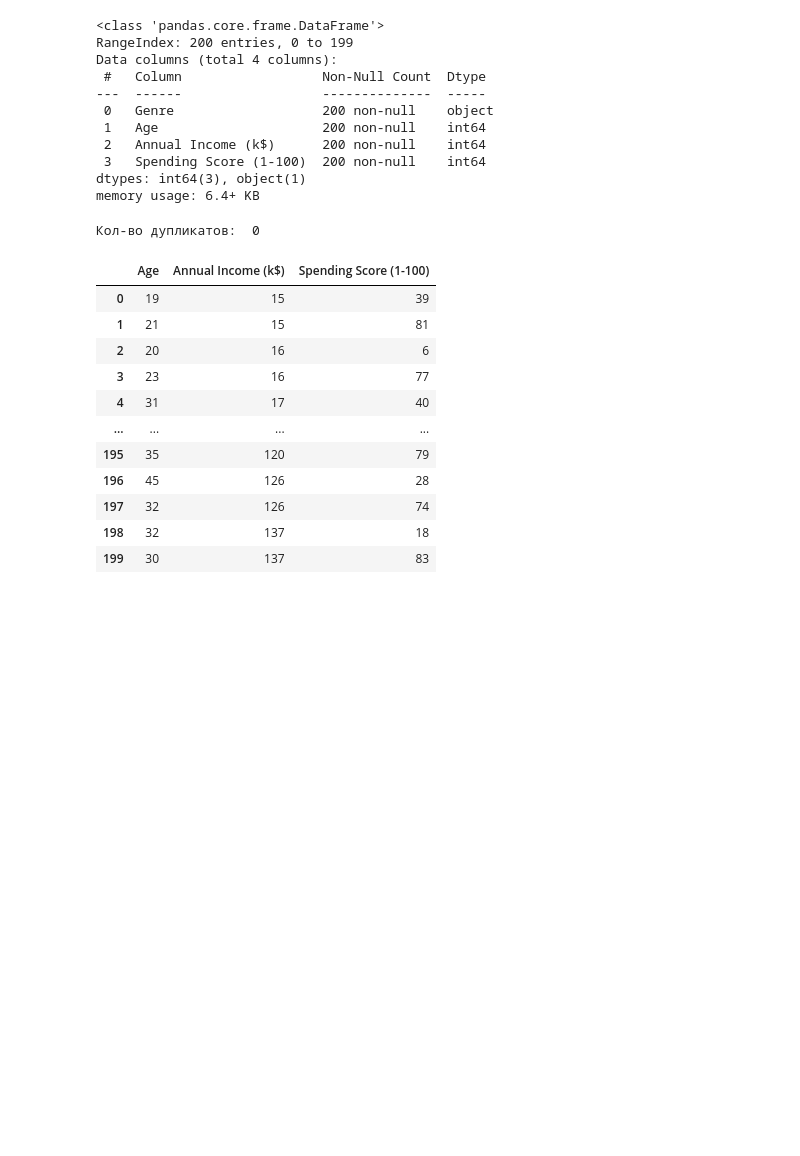
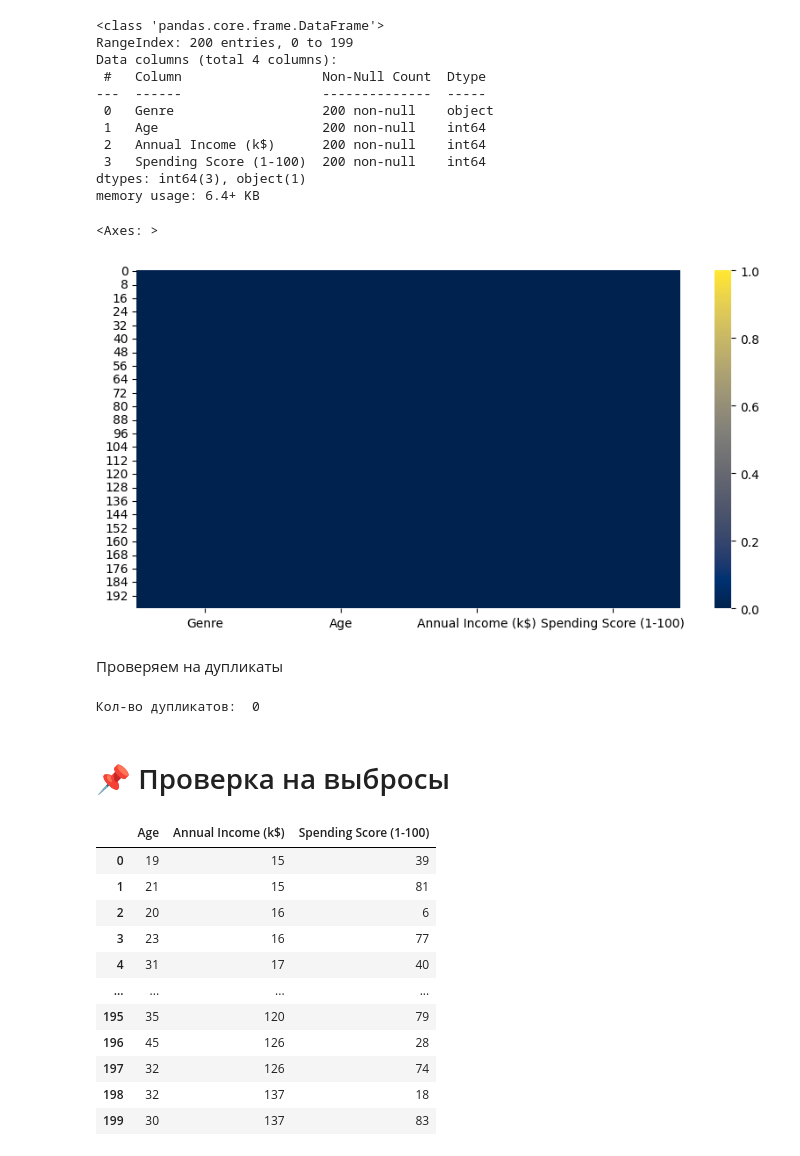
Before and after one commit to Maksonchiks/mesto, a Jupyter notebook: clust.ipynb, the cells around one changed output. Saved outputs shown, nothing was run; the diff lists cells and outputs as text; code cells hidden in the pictures; blank space fills up the shorter version.

```diff
--- a/clust.ipynb
+++ b/clust.ipynb
@@ -39,11 +46,21 @@ Data columns (total 4 columns):
  3   Spending Score (1-100)  200 non-null    int64
 dtypes: int64(3), object(1)
 memory usage: 6.4+ KB
+# %%
+plt.figure(figsize=(10,5))
+sns.heatmap(df.isnull(), vmin=0.0, vmax=1.0, cmap='cividis')
+# %% [output]
+<Axes: >
+[figure, added]
+# %% [markdown]
+Проверяем на дупликаты
 # %%
 duplecates = df.duplicated().sum()
 print("Кол-во дупликатов: ",duplecates)
 # %% [output]
 Кол-во дупликатов:  0
+# %% [markdown]
+# 📌 Проверка на выбросы
 # %%
 df_setect_out=df[['Age','Annual Income (k$)','Spending Score (1-100)']]
 df_setect_out
```
Also changed, not shown: parts of 24 cells of this notebook.
